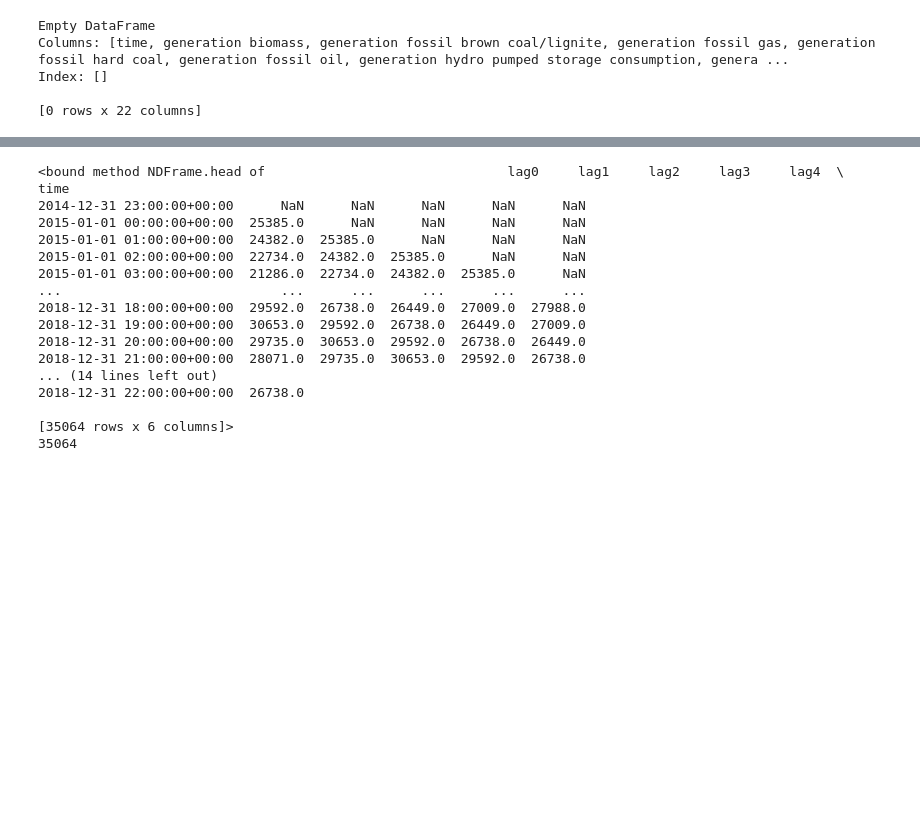
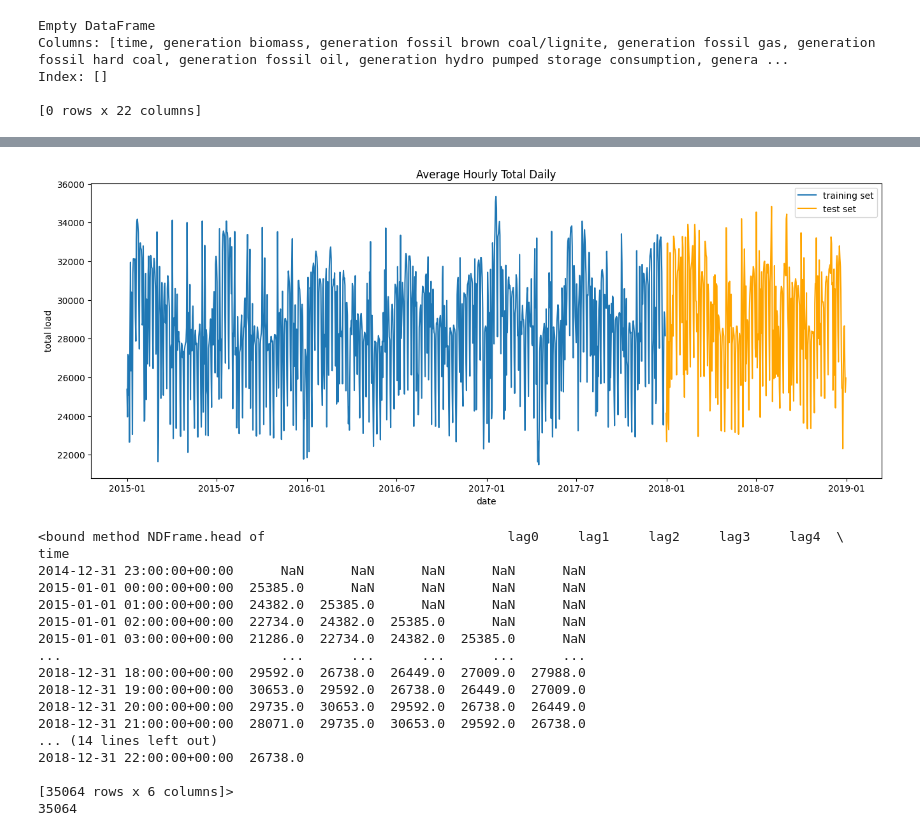
Before and after one commit to JulesJ1/Energy_Consumption_Forecasting, a Jupyter notebook: scripts/energy_dataset.ipynb, the cells around one changed output, grey strips where cells are left out. Saved outputs shown, nothing was run; the diff lists cells and outputs as text; code cells hidden in the pictures; blank space fills up the shorter version.

```diff
--- a/scripts/energy_dataset.ipynb
+++ b/scripts/energy_dataset.ipynb
@@ -126,5 +129,22 @@ time
 
 [1462 rows x 21 columns]>
+# %%
+#daily average load plot
+def daily_plot():
+    plt.figure(figsize=(16, 6))
+    plt.tick_params(axis='x')
+    plt.tick_params(axis='y')
+    plt.xlabel("date")
+    plt.ylabel("total load")
+    plt.title("Average Hourly Total Daily")
+    plt.plot(dfdaily.index[0:1095], dfdaily["total load actual"].iloc[0:1095])
+    plt.plot(dfdaily.index[1096:], dfdaily["total load actual"].iloc[1096:],color = "orange")
+    plt.legend(['training set','test set'])
+
+
+daily_plot()
+# %% [output]
+[figure, added]
 # %%
 #create lag feature
 dfcopy = pd.DataFrame()
```
Also changed, not shown: parts of 8 cells of this notebook, 7 other files.
